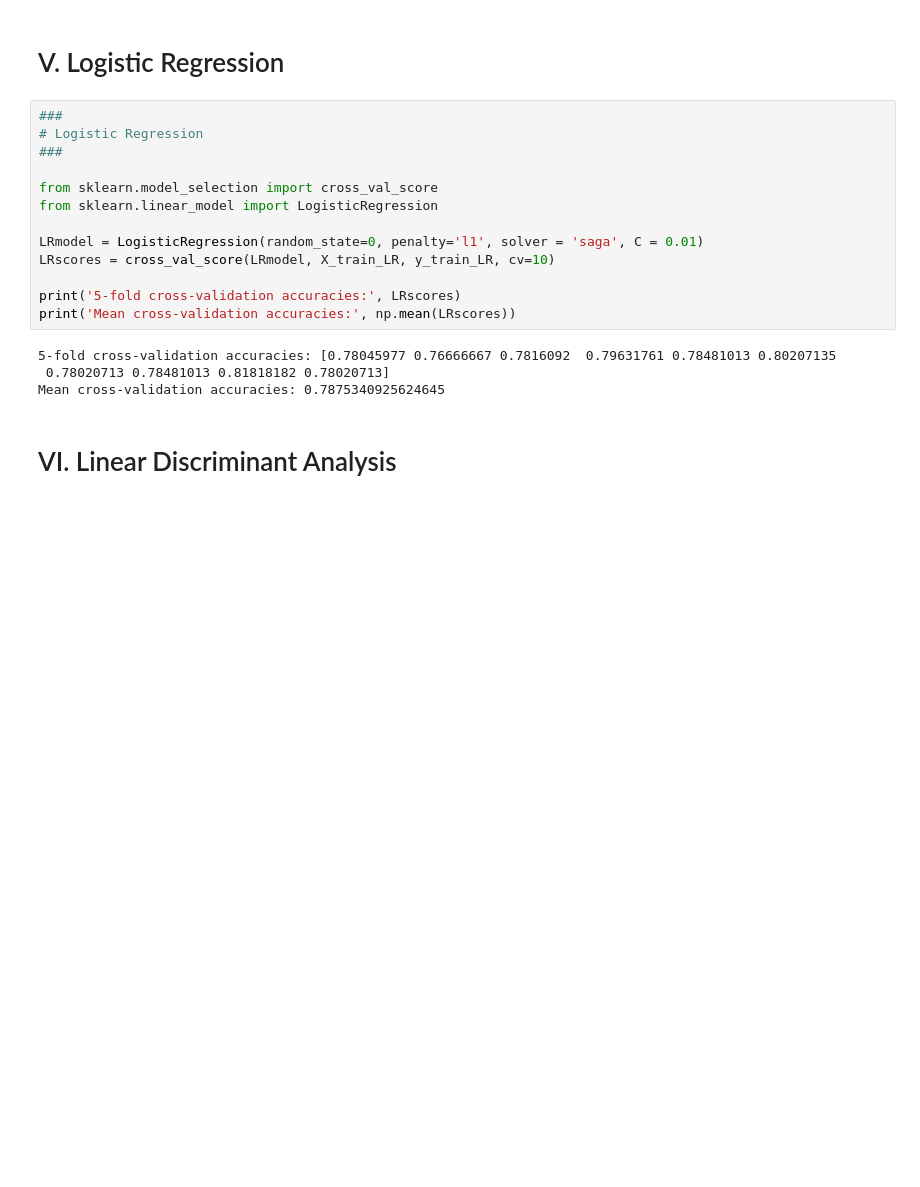
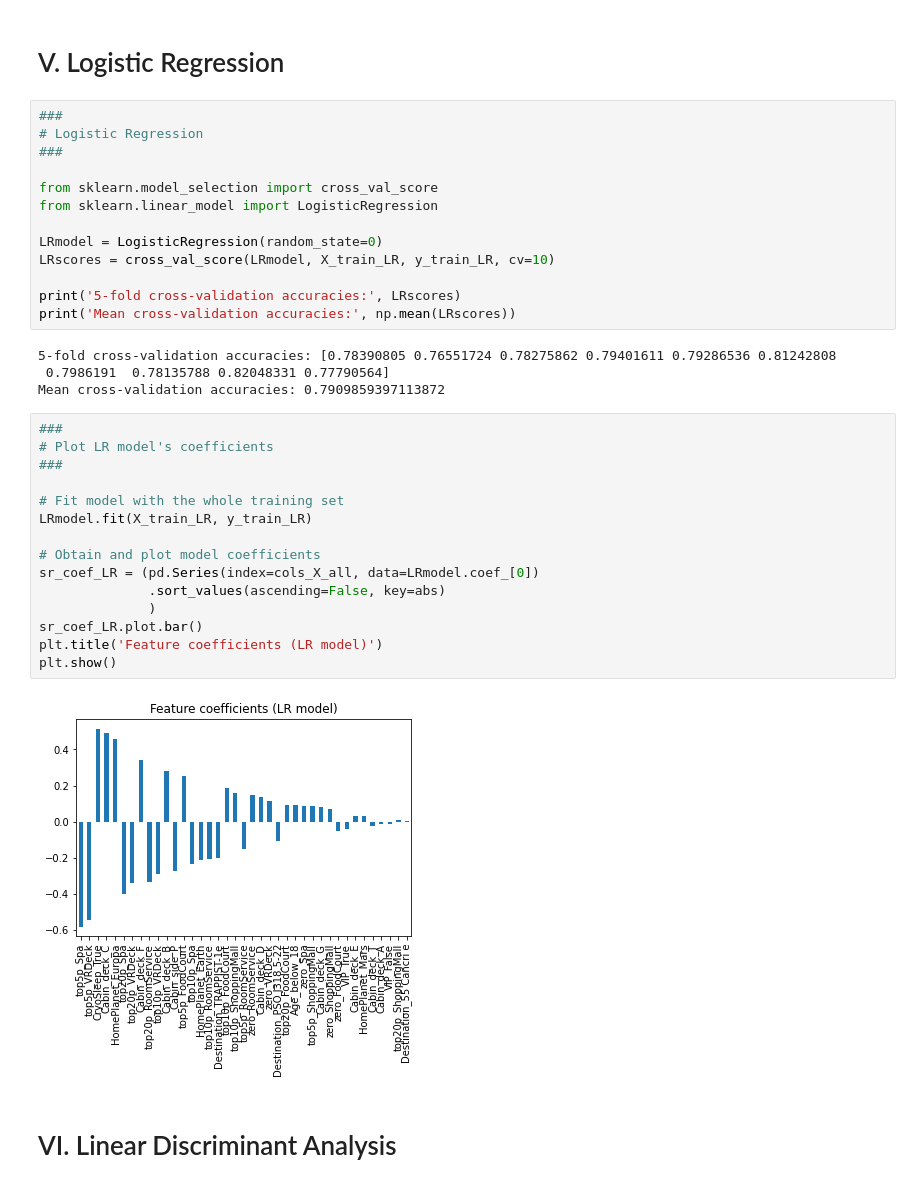
Before and after one commit to cfong32/kaggle-spaceship-titanic, a Jupyter notebook: data6100_proj2.ipynb, the cells around one changed output. Drawn from its saved outputs; the diff is of its cells as text; blank space fills up the shorter version.

```diff
--- a/data6100_proj2.ipynb
+++ b/data6100_proj2.ipynb
@@ -393,15 +393,32 @@ Deprecated in NumPy 1.20; for more details and guidance: https://numpy.org/devdo
 from sklearn.model_selection import cross_val_score
 from sklearn.linear_model import LogisticRegression
 
-LRmodel = LogisticRegression(random_state=0, penalty='l1', solver = 'saga', C = 0.01)
+LRmodel = LogisticRegression(random_state=0)
 LRscores = cross_val_score(LRmodel, X_train_LR, y_train_LR, cv=10)
 
 print('5-fold cross-validation accuracies:', LRscores)
 print('Mean cross-validation accuracies:', np.mean(LRscores))
 # %% [output]
-5-fold cross-validation accuracies: [0.78045977 0.76666667 0.7816092  0.79631761 0.78481013 0.80207135
- 0.78020713 0.78481013 0.81818182 0.78020713]
-Mean cross-validation accuracies: 0.7875340925624645
+5-fold cross-validation accuracies: [0.78390805 0.76551724 0.78275862 0.79401611 0.79286536 0.81242808
+ 0.7986191  0.78135788 0.82048331 0.77790564]
+Mean cross-validation accuracies: 0.7909859397113872
+# %%
+###
+# Plot LR model's coefficients
+###
+
+# Fit model with the whole training set
+LRmodel.fit(X_train_LR, y_train_LR)
+
+# Obtain and plot model coefficients
+sr_coef_LR = (pd.Series(index=cols_X_all, data=LRmodel.coef_[0])
+              .sort_values(ascending=False, key=abs)
+              )
+sr_coef_LR.plot.bar()
+plt.title('Feature coefficients (LR model)')
+plt.show()
+# %% [output]
+[figure, added]
 # %% [markdown]
 # VI. Linear Discriminant Analysis
 # %% [markdown]
```
Also changed, not shown: parts of 1 cell of this notebook.
